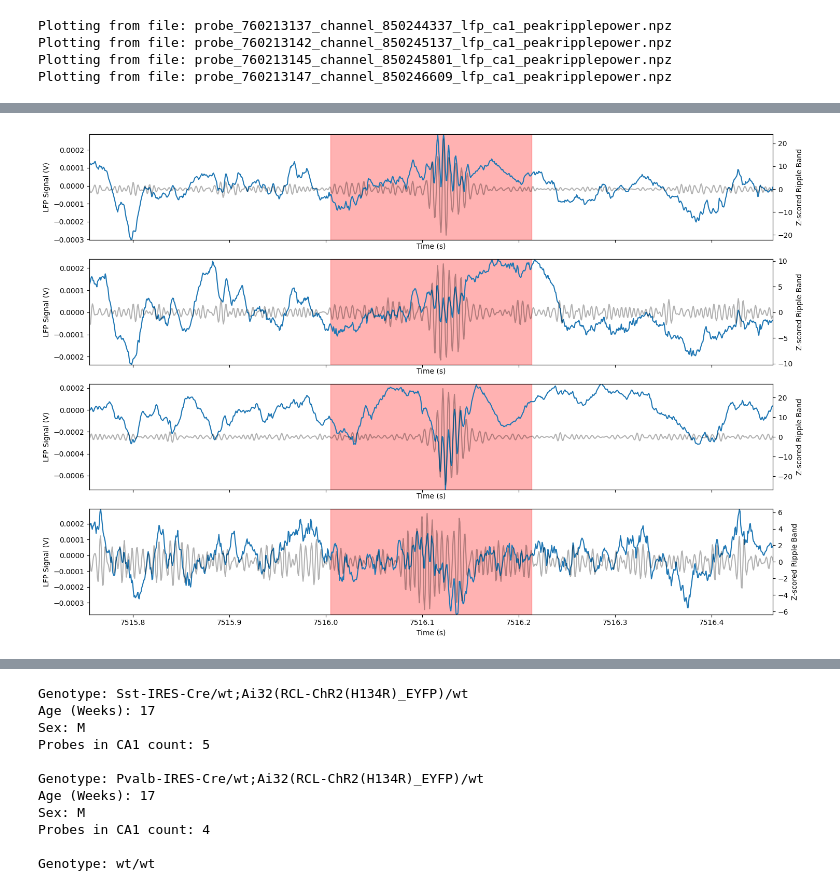
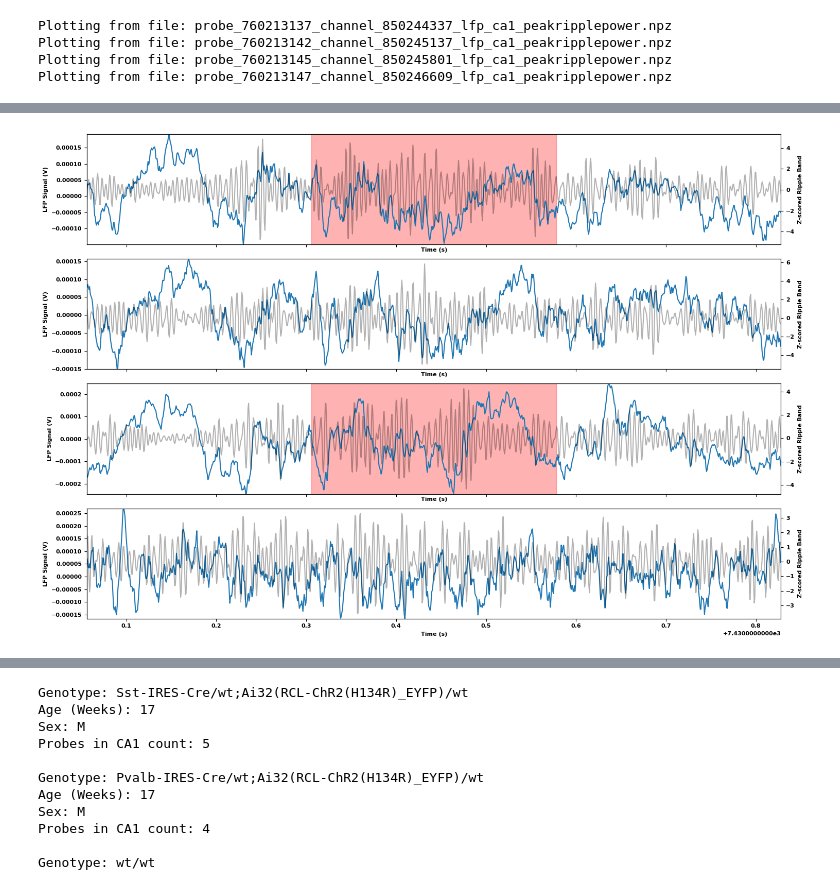
Before and after one commit to AngCamp/CampbellMurphy2024, a Jupyter notebook: Figures_and_Technical_Validation/ABI_viscoding_validation.ipynb, the cells around one changed output, grey strips where cells are left out. Cells and saved outputs as stored; diff of their text form; code cells hidden in the pictures.

```diff
--- a/Figures_and_Technical_Validation/ABI_viscoding_validation.ipynb
+++ b/Figures_and_Technical_Validation/ABI_viscoding_validation.ipynb
@@ -26,6 +26,10 @@ from scipy.stats import zscore
 from scipy.ndimage.filters import gaussian_filter
 import glob
 import pickle
+
+plt.rcParams['svg.fonttype'] = 'none'
+plt.rcParams['text.usetex'] = False
+plt.rcParams["font.weight"] = "bold"
 # %%
 gamma_filter_path = '/home/acampbell/NeuropixelsLFPOnRamp/PowerBandFilters/swr_detection_script_filters_1500Hz/frank2008_gamma_1500hz_bandpass_filter.npz'
 # The path to the theta filter
@@ -68,7 +53,7 @@ sum(test.values)
 # %%
 # change this to your local
-abi_swrs_dir_path = '/space/scratch/allen_visbehave_swr_data/testing_dir'
-abi_lfp_dir_path = '/space/scratch/allen_visbehave_swr_data/testing_dir_lfp_data'
+abi_swrs_dir_path = '/space/scratch/allen_visbehave_swr_data/allen_viscoding_swr_murphylab2024'
+abi_lfp_dir_path = '/space/scratch/allen_visbehave_swr_data/allen_viscoding_swr_murphylab2024_lfp_data'
 # %%
 import os
 import re
@@ -276,6 +264,6 @@ global_swrs_df.sort_values('global_max_zscore', ascending=False)
 # %%
 # Example usage
-lfp_sesh_path = '/space/scratch/allen_visbehave_swr_data/testing_dir_lfp_data/lfp_session_721123822/'
+lfp_sesh_path = '/space/scratch/allen_visbehave_swr_data/allen_viscoding_swr_murphylab2024_lfp_data/lfp_session_721123822/'
 evnt_idx = 7913
 plot_event_all_sesh_probes_abi(lfp_sesh_path, event_df = global_swrs_df, event_index=evnt_idx, window=0.25, plot_ripple_band=True)
 # %% [output]
@@ -286,4 +275,4 @@ Plotting from file: probe_760213147_channel_850246609_lfp_ca1_peakripplepower.np
-[figure, old version]
+[figure, new version]
 # %%
 def plot_event_all_sesh_probes_abi_v2(lfp_sesh_path, event_df, event_index, line_width, fig_filename="", fig_format="",
                                        save_fig = True, window=0.5, plot_ripple_band=False, fig_size_mm=(150, 100),
```
Also changed, not shown: parts of 66 cells of this notebook, 14 other files.
